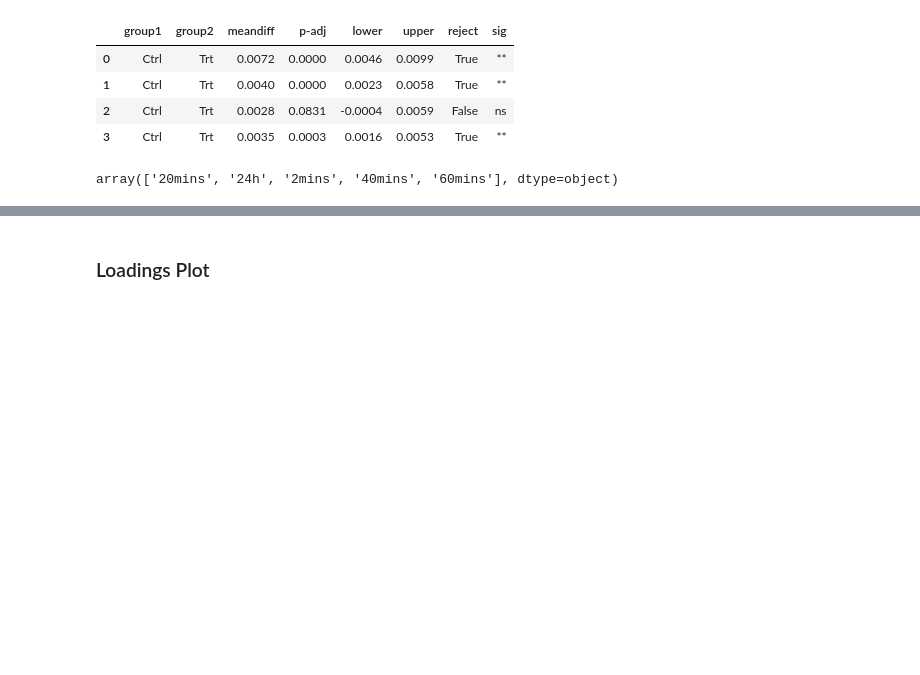
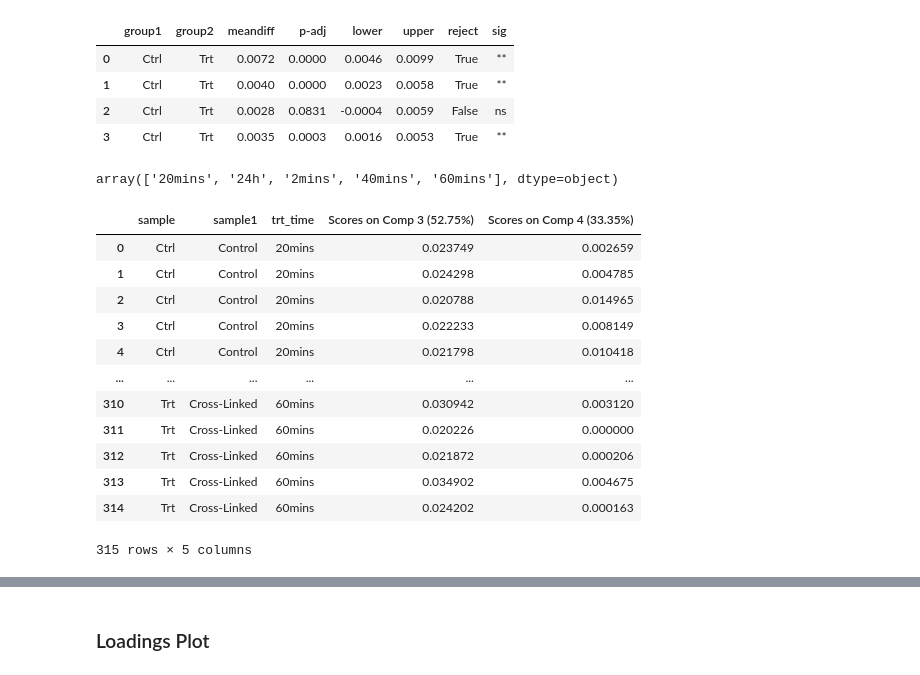
Before and after one commit to bunmiadejimi/Raman_Collagen, a Jupyter notebook: MCR_Stats.ipynb, the cells around one changed output, grey strips where cells are left out. Cells and saved outputs as stored; diff of their text form; code cells hidden in the pictures; blank space fills up the shorter version.

```diff
--- a/MCR_Stats.ipynb
+++ b/MCR_Stats.ipynb
@@ -53,6 +54,22 @@ stat_results#.head()
 df['trt_time'].unique()
 # %% [output]
 array(['20mins', '24h', '2mins', '40mins', '60mins'], dtype=object)
+# %%
+df
+# %% [output]
+|  | sample | sample1 | trt_time | Scores on Comp 3 (52.75%) | Scores on Comp 4 (33.35%) |
+| 0 | Ctrl | Control | 20mins | 0.023749 | 0.002659 |
+| 1 | Ctrl | Control | 20mins | 0.024298 | 0.004785 |
+| 2 | Ctrl | Control | 20mins | 0.020788 | 0.014965 |
+| 3 | Ctrl | Control | 20mins | 0.022233 | 0.008149 |
+| 4 | Ctrl | Control | 20mins | 0.021798 | 0.010418 |
+| ... | ... | ... | ... | ... | ... |
+| 310 | Trt | Cross-Linked | 60mins | 0.030942 | 0.003120 |
+| 311 | Trt | Cross-Linked | 60mins | 0.020226 | 0.000000 |
+| 312 | Trt | Cross-Linked | 60mins | 0.021872 | 0.000206 |
+| 313 | Trt | Cross-Linked | 60mins | 0.034902 | 0.004675 |
+| 314 | Trt | Cross-Linked | 60mins | 0.024202 | 0.000163 |
+315 rows × 5 columns
 # %%
 #df[df['trt_time'].isin(['2mins', '20mins', '40mins', '60mins'])]
 sns.set_theme(context = 'paper', font_scale = .8, style = 'white', rc={"patch.linewidth": 1.0})
```
Also changed, not shown: parts of 6 cells of this notebook.
